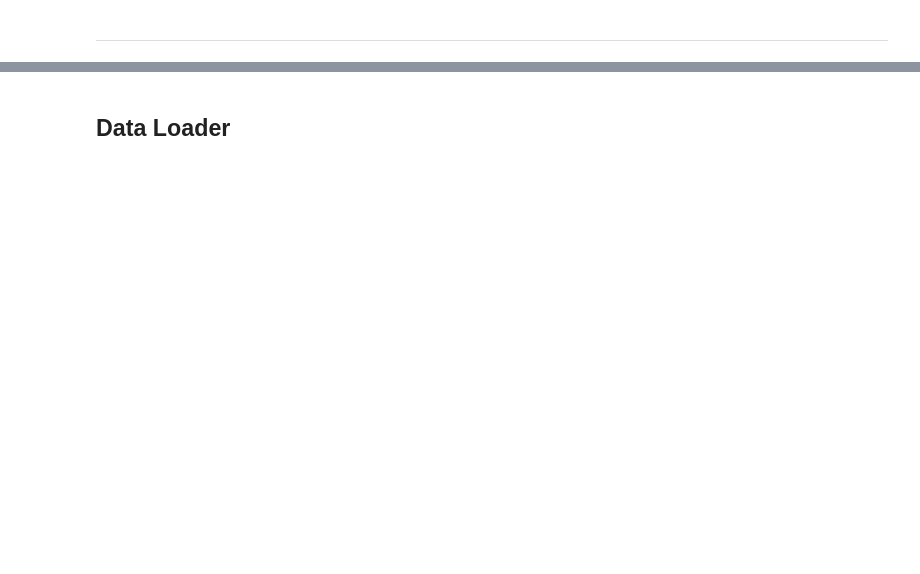
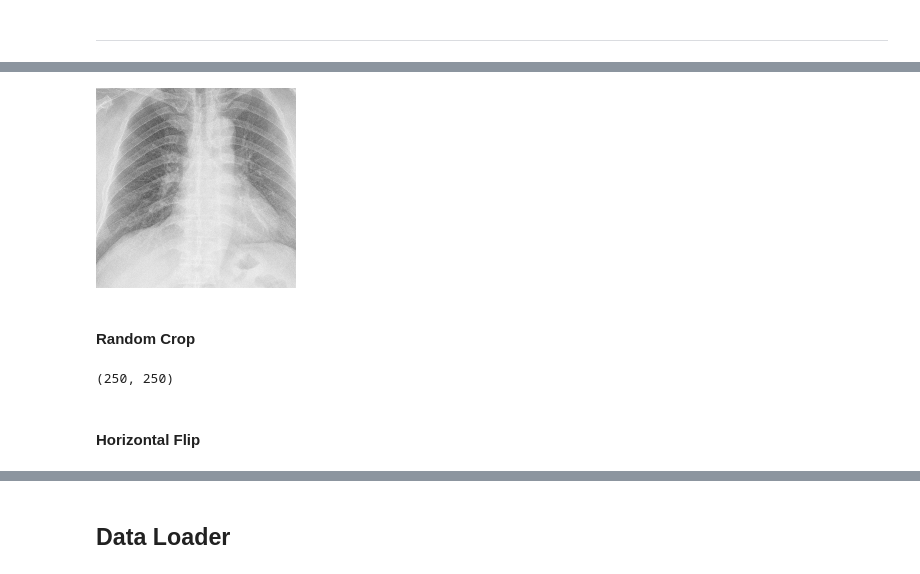
Before and after one commit to shik3519/DL-Xray, a Jupyter notebook: x_ray_convnet_basic.ipynb, the cells around one changed output, grey strips where cells are left out. Saved outputs shown, nothing was run; the diff lists cells and outputs as text; code cells hidden in the pictures; blank space fills up the shorter version.

```diff
--- a/x_ray_convnet_basic.ipynb
+++ b/x_ray_convnet_basic.ipynb
@@ -40,0 +73,6 @@ sz = (300,300) #specify the final size
+# %%
+t(sample)
+# %% [output]
+[figure, added]
+# %% [markdown]
+#### Random Crop
@@ -40,0 +81,6 @@ sz = (300,300) #specify the final size
+# %%
+t(sample).size
+# %% [output]
+(250, 250)
+# %% [markdown]
+#### Horizontal Flip
```
Also changed, not shown: parts of 56 cells of this notebook.
